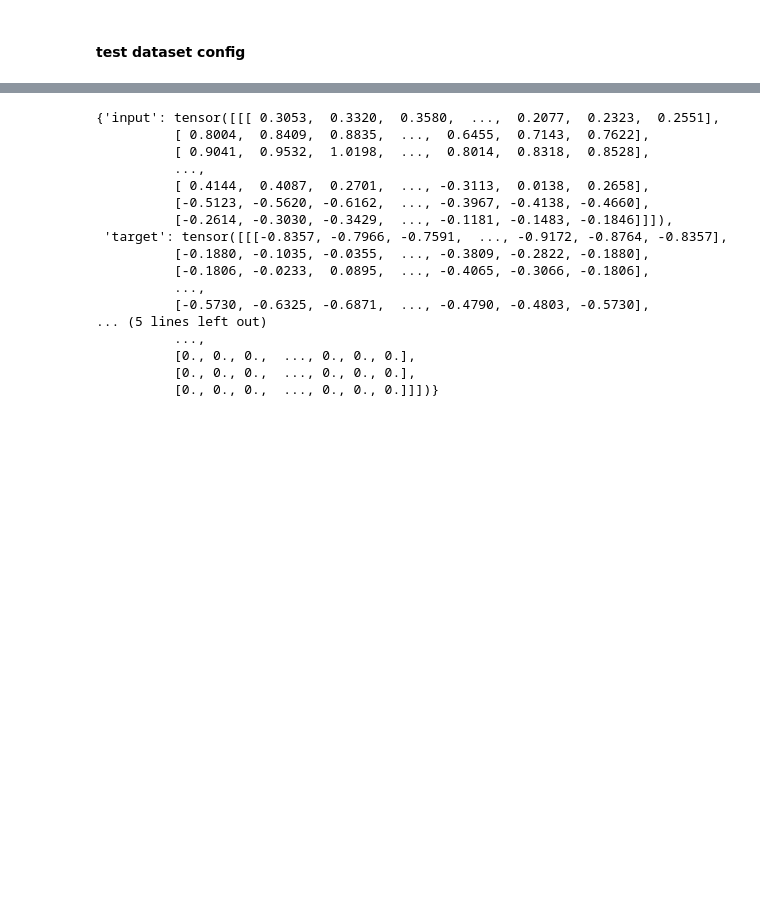
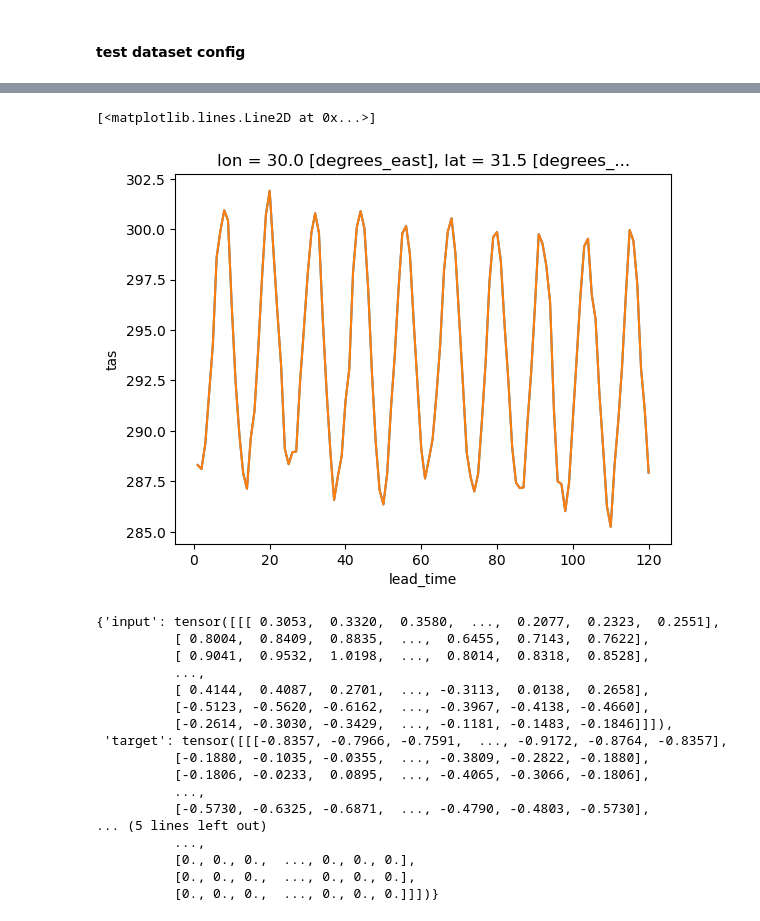
Before and after one commit to ParsaGooya/CCCma-PPP, a Jupyter notebook: test.ipynb, the cells around one changed output, grey strips where cells are left out. Saved outputs shown, nothing was run; the diff lists cells and outputs as text; code cells hidden in the pictures; blank space fills up the shorter version.

```diff
--- a/test.ipynb
+++ b/test.ipynb
@@ -101,3 +99,10 @@ Data variables:
+# %%
+ds.isel(time = [0]).sel(lat = [30], lon = [30], method = 'nearest')['tas'].plot()
+
+tr.inverse_transform(tr.transform(ds.isel(time = [0]).sel(lat = [30], lon = [30], method = 'nearest')))['tas'].plot()
+# %% [output]
+[<matplotlib.lines.Line2D at 0x...>]
+[figure, added]
 # %%
 
 # from cccma_ppp.data_modules.utils import _create_train_mask
```
Also changed, not shown: parts of 37 cells of this notebook, 3 other files.
